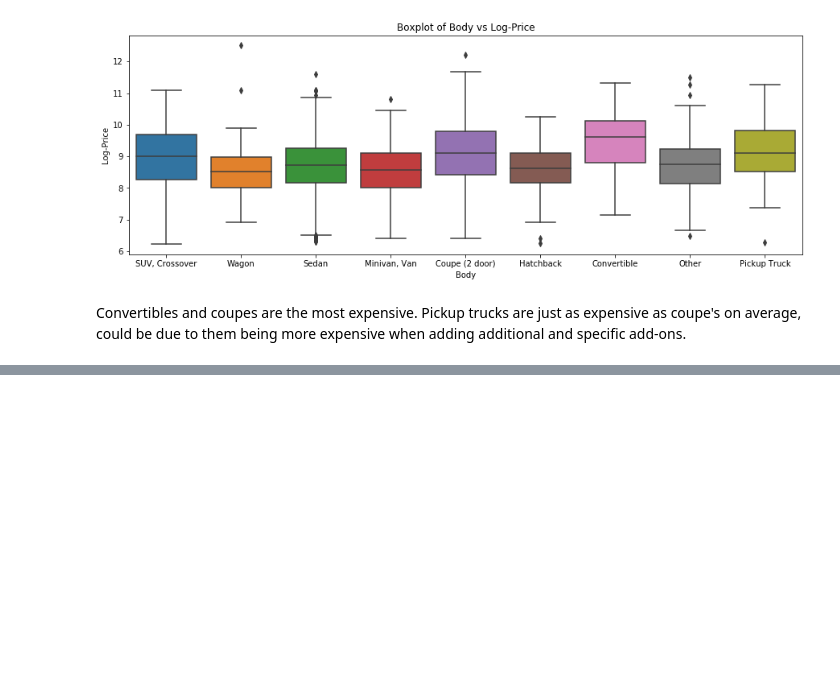
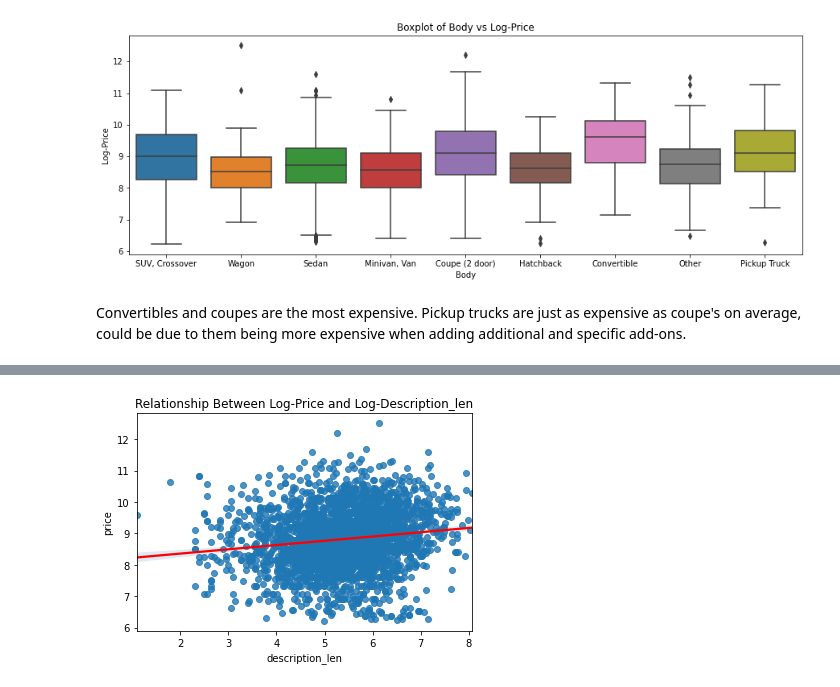
Before and after one commit to vatdaell/used-car-analysis, a Jupyter notebook: Analysis of Car Prices.ipynb, the cells around one changed output, grey strips where cells are left out. Saved outputs shown, nothing was run; the diff lists cells and outputs as text; code cells hidden in the pictures; blank space fills up the shorter version.

```diff
--- a/Analysis of Car Prices.ipynb
+++ b/Analysis of Car Prices.ipynb
@@ -157,0 +235,2 @@ Convertibles and coupes are the most expensive. Pickup trucks are just as expens
+# %%
+df['issues'] = df.description.apply(lambda x: x.lower().count("issues")or x.lower().count("issue"))
@@ -157,0 +245,2 @@ Convertibles and coupes are the most expensive. Pickup trucks are just as expens
+# %%
+df['dents']=df.description.apply(lambda x: x.lower().count("dent")or x.lower().count("dents"))
@@ -157,0 +256,2 @@ Convertibles and coupes are the most expensive. Pickup trucks are just as expens
+# %%
+df['scratches']=df.description.apply(lambda x: x.lower().count("scratch")or x.lower().count("scratches"))
@@ -157,0 +265,2 @@ Convertibles and coupes are the most expensive. Pickup trucks are just as expens
+# %%
+df['description_len']=df.description.apply(lambda x: len(x.strip()))
@@ -157,0 +282,8 @@ Convertibles and coupes are the most expensive. Pickup trucks are just as expens
+# %%
+g = sns.regplot(x=np.log(df.description_len),y=np.log(df.price))
+regline = g.get_lines()[0]
+regline.set_color('red')
+plt.title("Relationship Between Log-Price and Log-Description_len");
+plt.show();
+# %% [output]
+[figure, added]
```
Also changed, not shown: parts of 37 cells of this notebook.
